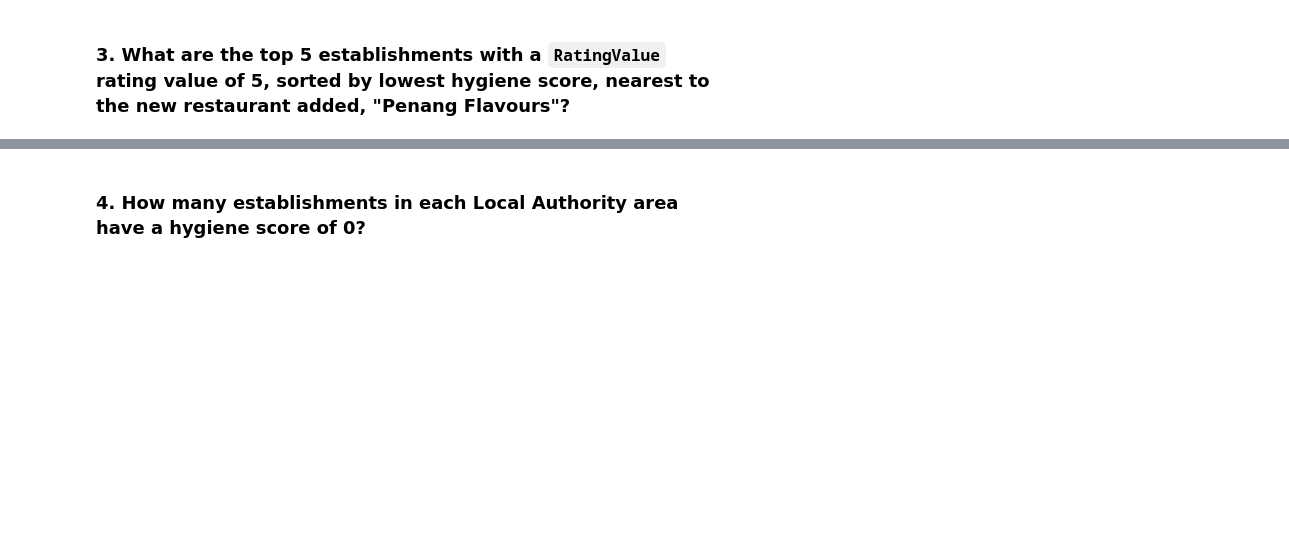
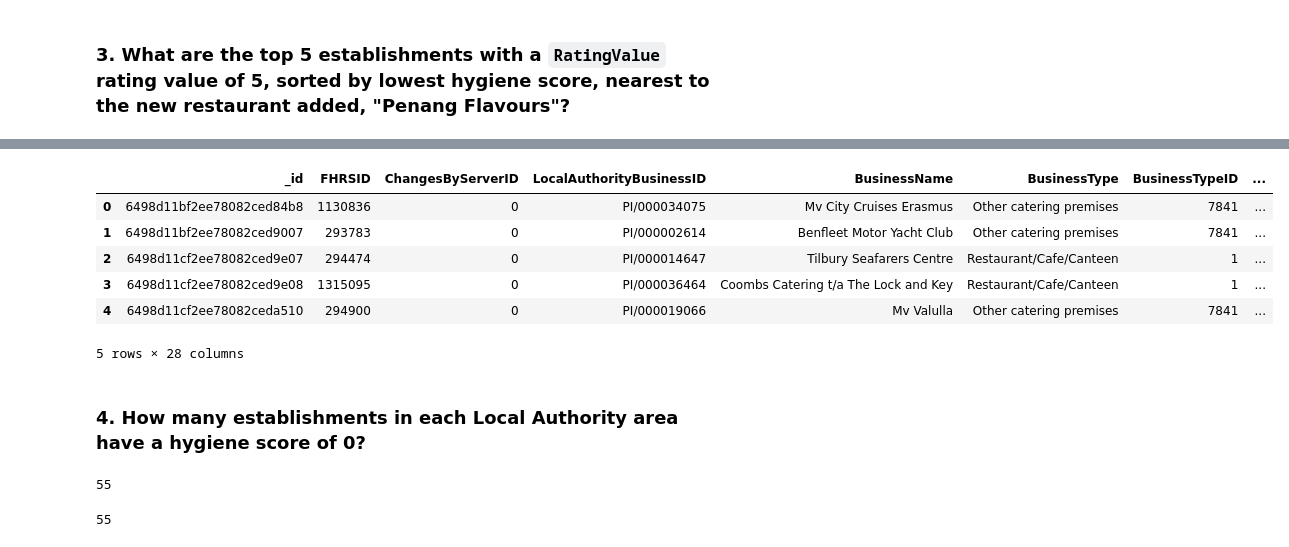
Before and after one commit to nickpalmer2012/nosql-challenge, a Jupyter notebook: NoSQL_analysis_starter.ipynb, the cells around one changed output, grey strips where cells are left out. Saved outputs shown, nothing was run; the diff lists cells and outputs as text; code cells hidden in the pictures; blank space fills up the shorter version.

```diff
--- a/NoSQL_analysis_starter.ipynb
+++ b/NoSQL_analysis_starter.ipynb
@@ -59,15 +163,24 @@ query =
 # %% [markdown]
 ### 3. What are the top 5 establishments with a `RatingValue` rating value of 5, sorted by lowest hygiene score, nearest to the new restaurant added, "Penang Flavours"?
 # %%
+from bson.objectid import ObjectId
 # Search within 0.01 degree on either side of the latitude and longitude.
 # Rating value must equal 5
 # Sort by hygiene score
+penang_query = establishments.find({'_id' : ObjectId('6498d13d20193d6b1d13b1b8')})
 
 degree_search = 0.01
-latitude =
-longitude =
+latitude = penang_query[0]['geocode']['latitude']
+longitude = penang_query[0]['geocode']['longitude']
 
-query =
-sort =
+query = {
+    'geocode' : {
+        '$geoWithin' : {
+            '$center' : [[longitude, latitude], degree_search]
+        }}, 'RatingValue' : 5}
+sort = [('scores.Hygiene', 1)]
 
 # Print the results
+results = establishments.find(query).sort(sort)
+for doc in results:
+    pprint(doc)
@@ -74,19 +205,56 @@ sort =
 # %%
 # Convert result to Pandas DataFrame
+results = establishments.find(query).sort(sort)
+
+#create empty list for results to be added to
+penang_list = []
+
+#create list of results to convert to a pandas dataframe
+for doc in results:
+    penang_list.append(doc)
+
+
+#create dataframe from list
+nearest_to_penang_df = pd.DataFrame(penang_list)
+nearest_to_penang_df.head()
+# %% [output]
+|  | _id | FHRSID | ChangesByServerID | LocalAuthorityBusinessID | BusinessName | BusinessType | BusinessTypeID | ... |
+| 0 | 6498d11bf2ee78082ced84b8 | 1130836 | 0 | PI/000034075 | Mv City Cruises Erasmus | Other catering premises | 7841 | ... |
+| 1 | 6498d11bf2ee78082ced9007 | 293783 | 0 | PI/000002614 | Benfleet Motor Yacht Club | Other catering premises | 7841 | ... |
+| 2 | 6498d11cf2ee78082ced9e07 | 294474 | 0 | PI/000014647 | Tilbury Seafarers Centre | Restaurant/Cafe/Canteen | 1 | ... |
+| 3 | 6498d11cf2ee78082ced9e08 | 1315095 | 0 | PI/000036464 | Coombs Catering t/a The Lock and Key | Restaurant/Cafe/Canteen | 1 | ... |
+| 4 | 6498d11cf2ee78082ceda510 | 294900 | 0 | PI/000019066 | Mv Valulla | Other catering premises | 7841 | ... |
+5 rows × 28 columns
 # %% [markdown]
 ### 4. How many establishments in each Local Authority area have a hygiene score of 0?
 # %%
 # Create a pipeline that:
 # 1. Matches establishments with a hygiene score of 0
+match_query = {'$match' : {'scores.Hygiene' :{'$eq' : 0}}}
+
 # 2. Groups the matches by Local Authority
+group_query = {'$group': {'_id' : '$LocalAuthorityName', 'count' : {'$sum': 1}}}
+
 # 3. Sorts the matches from highest to lowest
+sort_values = {'$sort' : {'count' : -1}}
 
+#assemble the pipeline
+pipeline = [match_query, group_query, sort_values]
+
+#run the pipeline through the aggregate method and save the results to a list
+results = list(establishments.aggregate(pipeline  ))
 # Print the number of documents in the result
-
+print(len(results))
 # Print the first 10 results
+# %% [output]
+55
 # %%
 # Convert the result to a Pandas DataFrame
-
+results_df = pd.DataFrame(results)
 # Display the number of rows in the DataFrame
-
+rows = results_df.shape[0]
+print(rows)
 # Display the first 10 rows of the DataFrame
+results_df.head
+# %% [output]
+55
```
Also changed, not shown: parts of 6 cells of this notebook, 1 other file.
